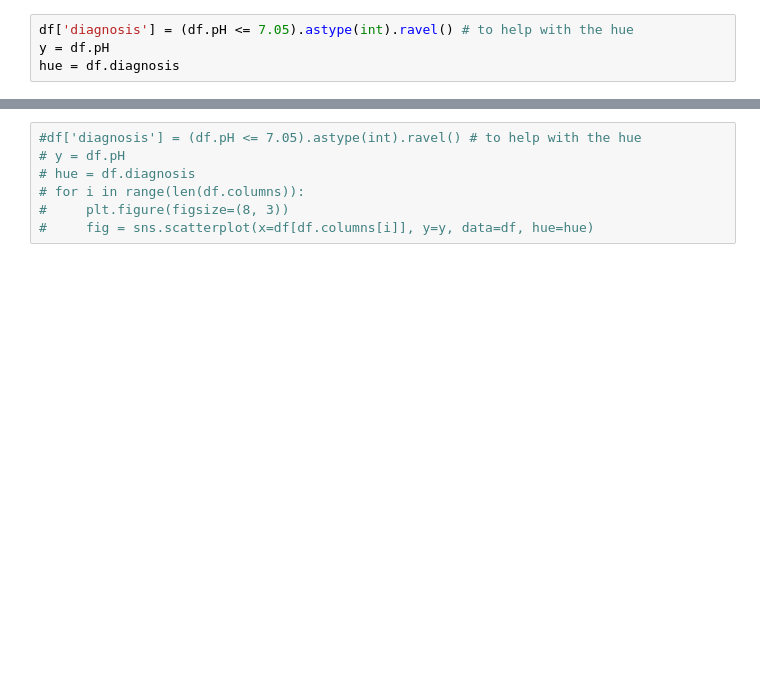
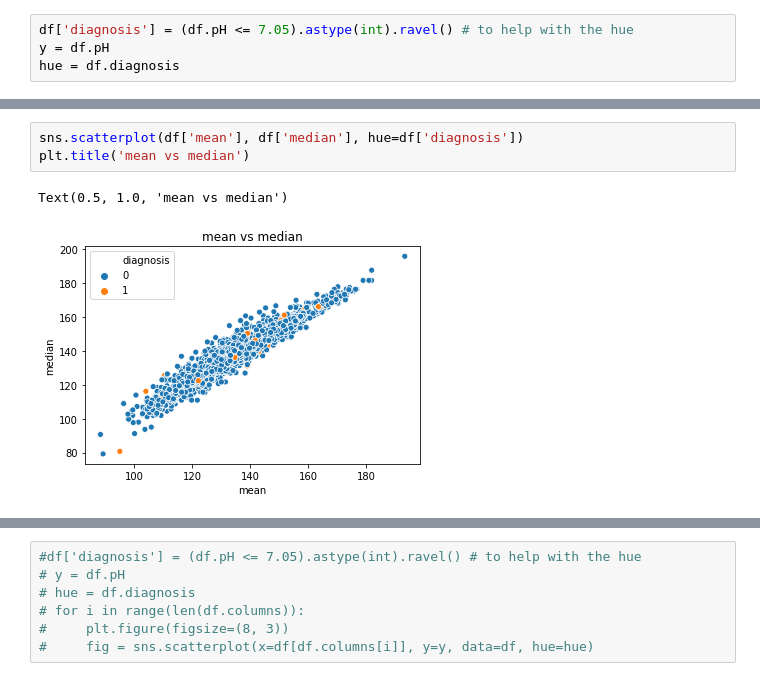
Before and after one commit to safwatmohamed/mythesis, a Jupyter notebook: initialAnalysis.ipynb, the cells around one changed output, grey strips where cells are left out. Drawn from its saved outputs; the diff is of its cells as text; blank space fills up the shorter version.

```diff
--- a/initialAnalysis.ipynb
+++ b/initialAnalysis.ipynb
@@ -170,0 +179,6 @@ hue = df.diagnosis
+# %%
+sns.scatterplot(df['mean'], df['median'], hue=df['diagnosis'])
+plt.title('mean vs median')
+# %% [output]
+Text(0.5, 1.0, 'mean vs median')
+[figure, added]
```
Also changed, not shown: parts of 21 cells of this notebook.
